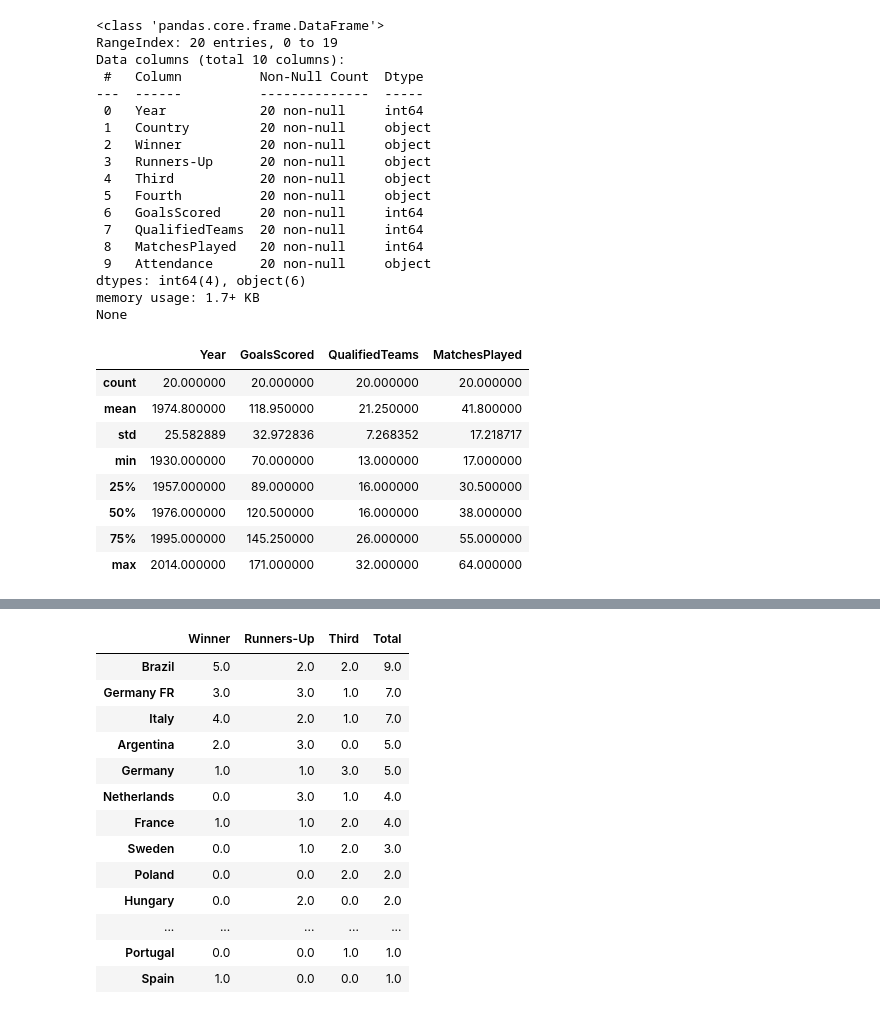
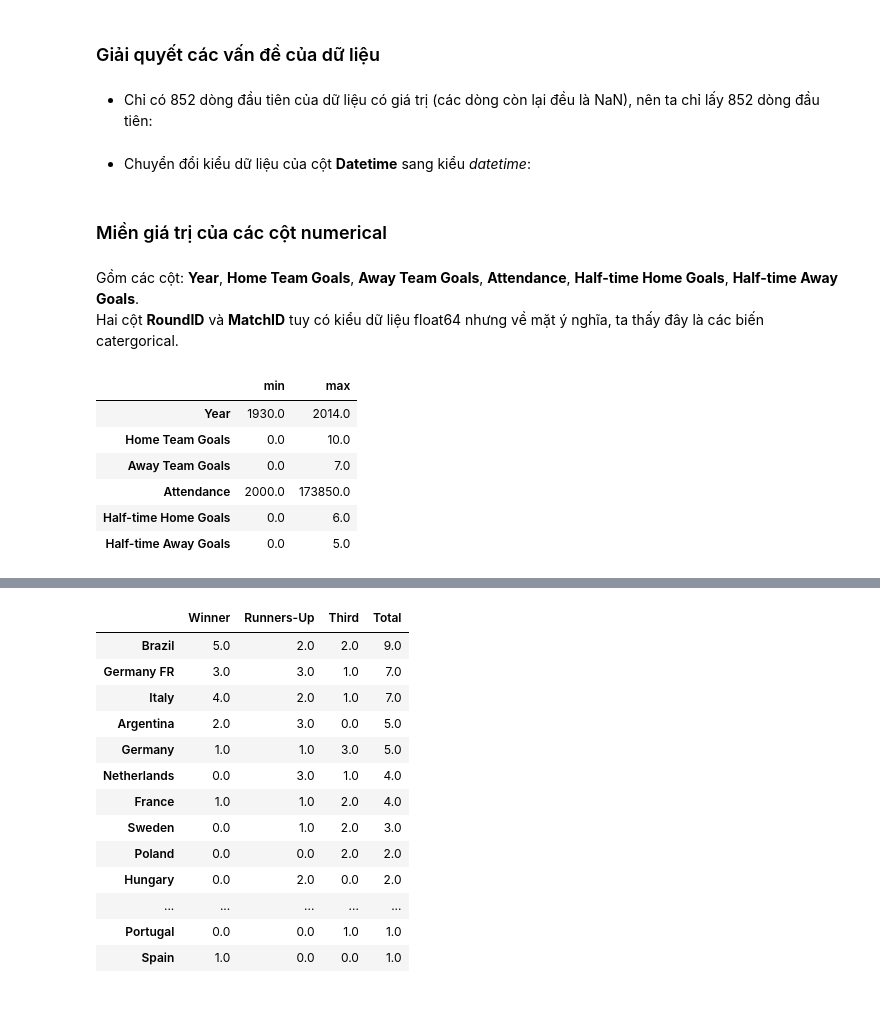
Before and after one commit to logacc99/LTKHDL_FinalProject, a Jupyter notebook: 1712174-NguyenGiaThuan.ipynb, the cells around one changed output, grey strips where cells are left out. Saved outputs shown, nothing was run; the diff lists cells and outputs as text; code cells hidden in the pictures.

```diff
--- a/1712174-NguyenGiaThuan.ipynb
+++ b/1712174-NguyenGiaThuan.ipynb
@@ -82,31 +71,4 @@ File **WorldCupMatches.csv** chứa thông tin của những trận đấu đã
-# %%
-print(overall_data.info())
-overall_data.describe()
-# %% [output]
-<class 'pandas.core.frame.DataFrame'>
-RangeIndex: 20 entries, 0 to 19
-Data columns (total 10 columns):
- #   Column          Non-Null Count  Dtype
----  ------          --------------  -----
- 0   Year            20 non-null     int64
- 1   Country         20 non-null     object
- 2   Winner          20 non-null     object
- 3   Runners-Up      20 non-null     object
- 4   Third           20 non-null     object
- 5   Fourth          20 non-null     object
- 6   GoalsScored     20 non-null     int64
- 7   QualifiedTeams  20 non-null     int64
- 8   MatchesPlayed   20 non-null     int64
- 9   Attendance      20 non-null     object
-dtypes: int64(4), object(6)
-memory usage: 1.7+ KB
-None
-|  | Year | GoalsScored | QualifiedTeams | MatchesPlayed |
-| count | 20.000000 | 20.000000 | 20.000000 | 20.000000 |
-| mean | 1974.800000 | 118.950000 | 21.250000 | 41.800000 |
-| std | 25.582889 | 32.972836 | 7.268352 | 17.218717 |
-| min | 1930.000000 | 70.000000 | 13.000000 | 17.000000 |
-| 25% | 1957.000000 | 89.000000 | 16.000000 | 30.500000 |
-| 50% | 1976.000000 | 120.500000 | 16.000000 | 38.000000 |
-| 75% | 1995.000000 | 145.250000 | 26.000000 | 55.000000 |
-| max | 2014.000000 | 171.000000 | 32.000000 | 64.000000 |
+# %% [markdown]
+### Giải quyết các vấn đề của dữ liệu
+# %% [markdown]
+- Chỉ có 852 dòng đầu tiên của dữ liệu có giá trị (các dòng còn lại đều là NaN), nên ta chỉ lấy 852 dòng đầu tiên:
@@ -112,0 +77,2 @@ None
+# %% [markdown]
+- Chuyển đổi kiểu dữ liệu của cột **Datetime** sang kiểu *datetime*:
@@ -112,0 +81,19 @@ None
+# %% [markdown]
+### Miền giá trị của các cột numerical
+# %% [markdown]
+Gồm các cột: **Year**, **Home Team Goals**, **Away Team Goals**, **Attendance**, **Half-time Home Goals**, **Half-time Away Goals**. <br>
+Hai cột **RoundID** và **MatchID** tuy có kiểu dữ liệu float64 nhưng về mặt ý nghĩa, ta thấy đây là các biến catergorical.
+# %%
+numerical_col = ['Year', 'Home Team Goals', 'Away Team Goals', 'Attendance', 'Half-time Home Goals', 'Half-time Away Goals']
+col_ranges = pd.DataFrame(index = numerical_col, columns = ['min', 'max'])
+col_ranges.loc[:, 'min'] = match_data[numerical_col].min()
+col_ranges.loc[:, 'max'] = match_data[numerical_col].max()
+col_ranges
+# %% [output]
+|  | min | max |
+| Year | 1930.0 | 2014.0 |
+| Home Team Goals | 0.0 | 10.0 |
+| Away Team Goals | 0.0 | 7.0 |
+| Attendance | 2000.0 | 173850.0 |
+| Half-time Home Goals | 0.0 | 6.0 |
+| Half-time Away Goals | 0.0 | 5.0 |
```
Also changed, not shown: parts of 27 cells of this notebook.
